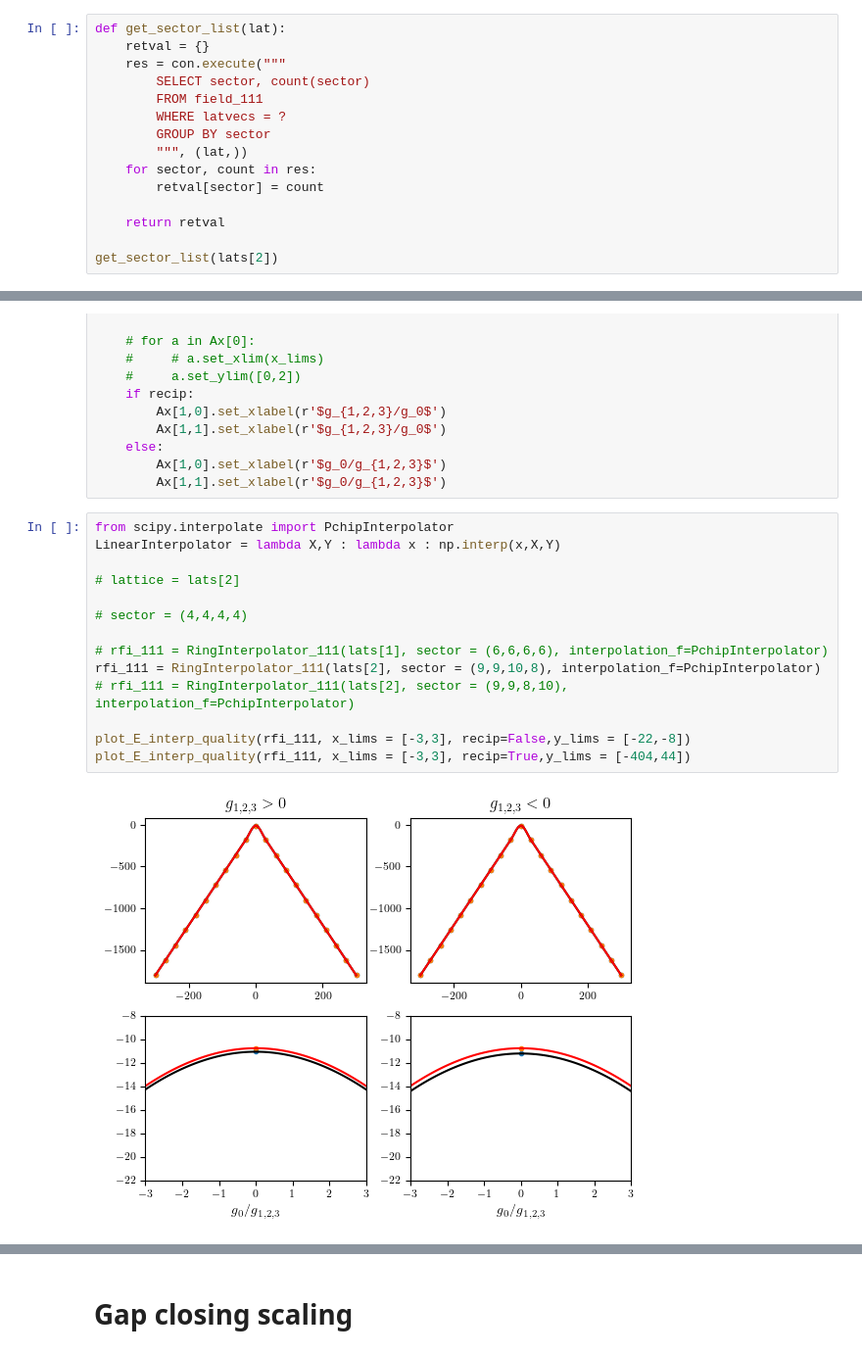
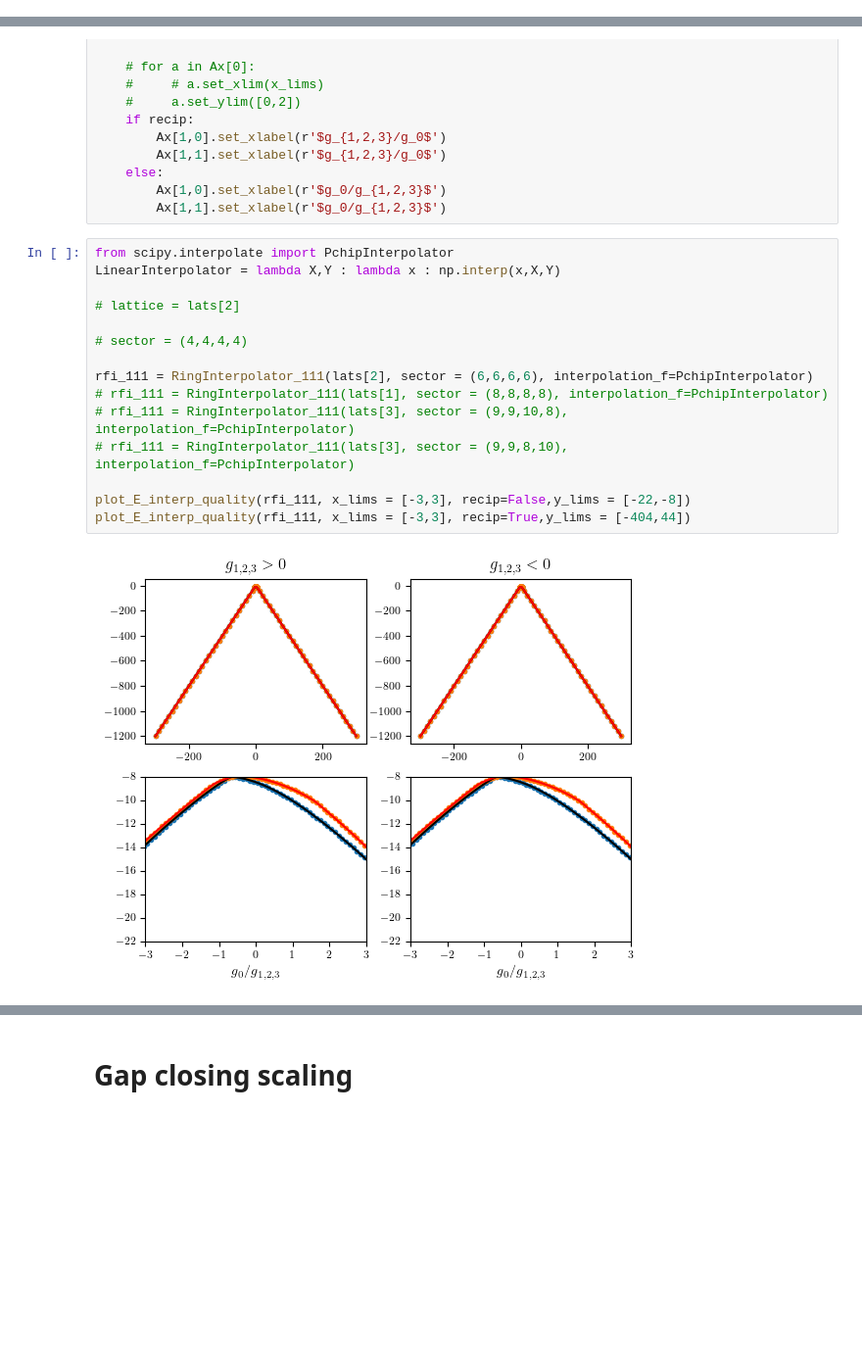
Before and after one commit to Spuriosity1/qsi_subspace_ED, a Jupyter notebook: scripts/process_field.ipynb, the cells around one changed output, grey strips where cells are left out. Shown at 98% size. Drawn from its saved outputs; the diff is of its cells as text; blank space fills up the shorter version.

```diff
--- a/scripts/process_field.ipynb
+++ b/scripts/process_field.ipynb
@@ -60,18 +63,4 @@ Loaded geometries:
  [-4 -12 0]
  [-8 -12 24]]
 # %%
-def get_sector_list(lat):
-    retval = {}
-    res = con.execute("""
-        SELECT sector, count(sector)
-        FROM field_111
-        WHERE latvecs = ?
-        GROUP BY sector
-        """, (lat,))
-    for sector, count in res:
-        retval[sector] = count
-
-    return retval
-
-get_sector_list(lats[2])
 # %% [output]
@@ -597,16 +484,17 @@ def plot_E_interp_quality(rfi, x_lims = [-4.2, 4.2], y_lims = [-12,-4], recip=Fa
 # %%
 from scipy.interpolate import PchipInterpolator
 LinearInterpolator = lambda X,Y : lambda x : np.interp(x,X,Y)
 
 # lattice = lats[2]
 
 # sector = (4,4,4,4)
 
-# rfi_111 = RingInterpolator_111(lats[1], sector = (6,6,6,6), interpolation_f=PchipInterpolator)
-rfi_111 = RingInterpolator_111(lats[2], sector = (9,9,10,8), interpolation_f=PchipInterpolator)
-# rfi_111 = RingInterpolator_111(lats[2], sector = (9,9,8,10), interpolation_f=PchipInterpolator)
+rfi_111 = RingInterpolator_111(lats[2], sector = (6,6,6,6), interpolation_f=PchipInterpolator)
+# rfi_111 = RingInterpolator_111(lats[1], sector = (8,8,8,8), interpolation_f=PchipInterpolator)
+# rfi_111 = RingInterpolator_111(lats[3], sector = (9,9,10,8), interpolation_f=PchipInterpolator)
+# rfi_111 = RingInterpolator_111(lats[3], sector = (9,9,8,10), interpolation_f=PchipInterpolator)
 
 plot_E_interp_quality(rfi_111, x_lims = [-3,3], recip=False,y_lims = [-22,-8])
 plot_E_interp_quality(rfi_111, x_lims = [-3,3], recip=True,y_lims = [-404,44])
 # %% [output]
-[figure, old version]
+[figure, new version]
```
Also changed, not shown: parts of 14 cells of this notebook, 9 other files.
